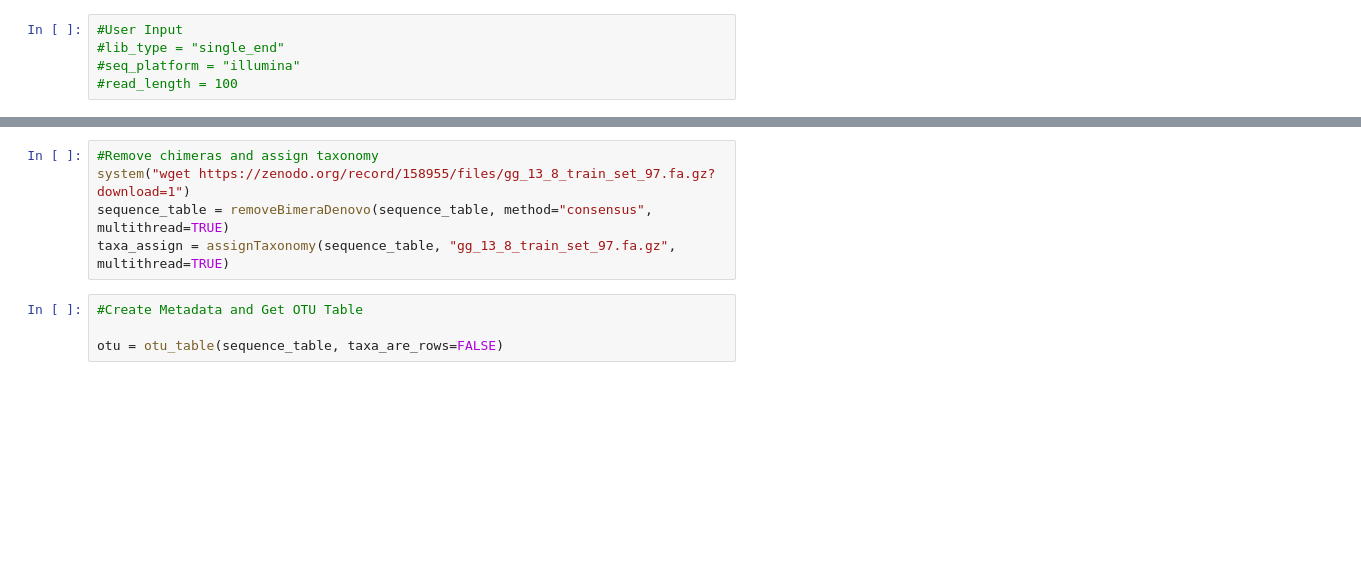
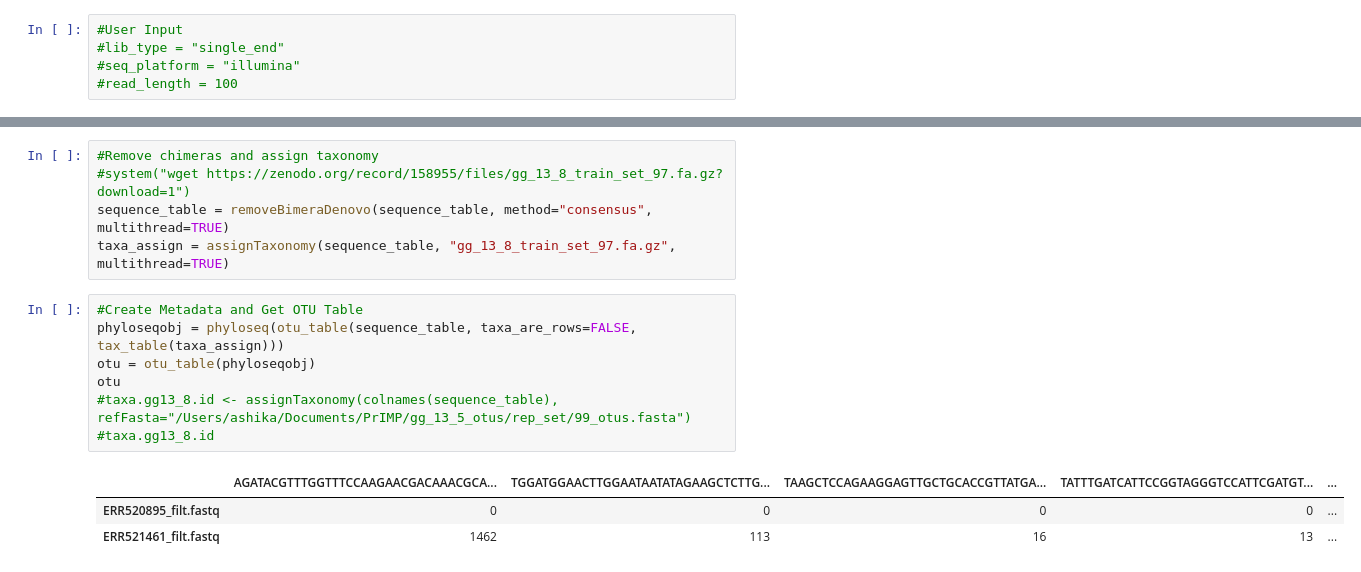
Before and after one commit to NCBI-Hackathons/PrIMP, a Jupyter notebook: getOTU.ipynb, the cells around one changed output, grey strips where cells are left out. Saved outputs shown, nothing was run; the diff lists cells and outputs as text; blank space fills up the shorter version.

Commit message:
assignTaxonomy mods

```diff
--- a/getOTU.ipynb
+++ b/getOTU.ipynb
@@ -59,12 +77,19 @@ sequence_table = makeSequenceTable(seq_variants)
 # %%
 #Remove chimeras and assign taxonomy
-system("wget https://zenodo.org/record/158955/files/gg_13_8_train_set_97.fa.gz?download=1")
+#system("wget https://zenodo.org/record/158955/files/gg_13_8_train_set_97.fa.gz?download=1")
 sequence_table = removeBimeraDenovo(sequence_table, method="consensus", multithread=TRUE)
 taxa_assign = assignTaxonomy(sequence_table, "gg_13_8_train_set_97.fa.gz", multithread=TRUE)
-# %%
-#Create Metadata and Get OTU Table
-
-otu = otu_table(sequence_table, taxa_are_rows=FALSE)
+# %%
+#Create Metadata and Get OTU Table
+phyloseqobj = phyloseq(otu_table(sequence_table, taxa_are_rows=FALSE, tax_table(taxa_assign)))
+otu = otu_table(phyloseqobj)
+otu
+#taxa.gg13_8.id <- assignTaxonomy(colnames(sequence_table), refFasta="/Users/ashika/Documents/PrIMP/gg_13_5_otus/rep_set/99_otus.fasta")
+#taxa.gg13_8.id
+# %% [output]
+|  | AGATACGTTTGGTTTCCAAGAACGACAAACGCA... | TGGATGGAACTTGGAATAATATAGAAGCTCTTG... | TAAGCTCCAGAAGGAGTTGCTGCACCGTTATGA... | TATTTGATCATTCCGGTAGGGTCCATTCGATGT... | ... |
+| ERR520895_filt.fastq | 0 | 0 | 0 | 0 | ... |
+| ERR521461_filt.fastq | 1462 | 113 | 16 | 13 | ... |
 # %%
 #Get pathway annotation using picrust
 
```
Also changed, not shown: parts of 8 cells of this notebook.
